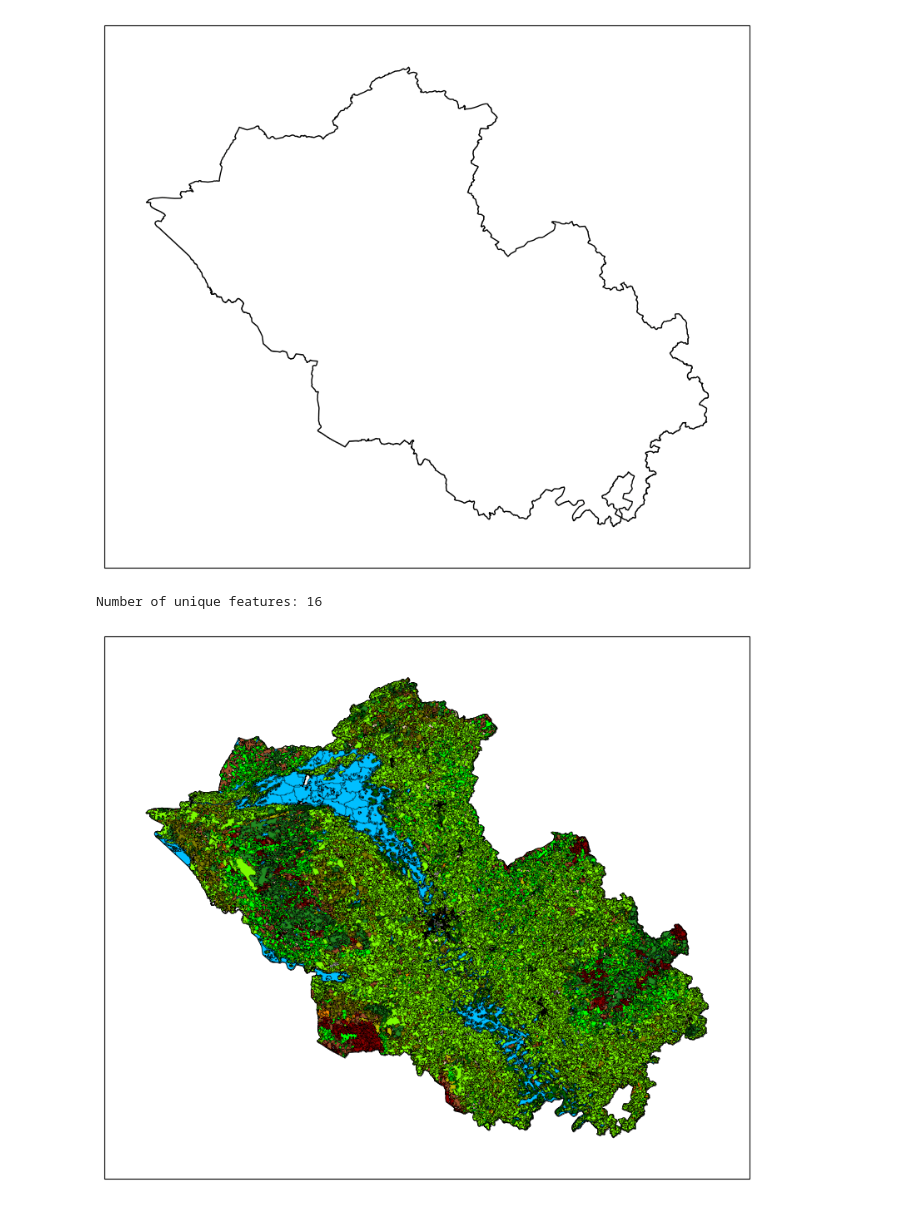
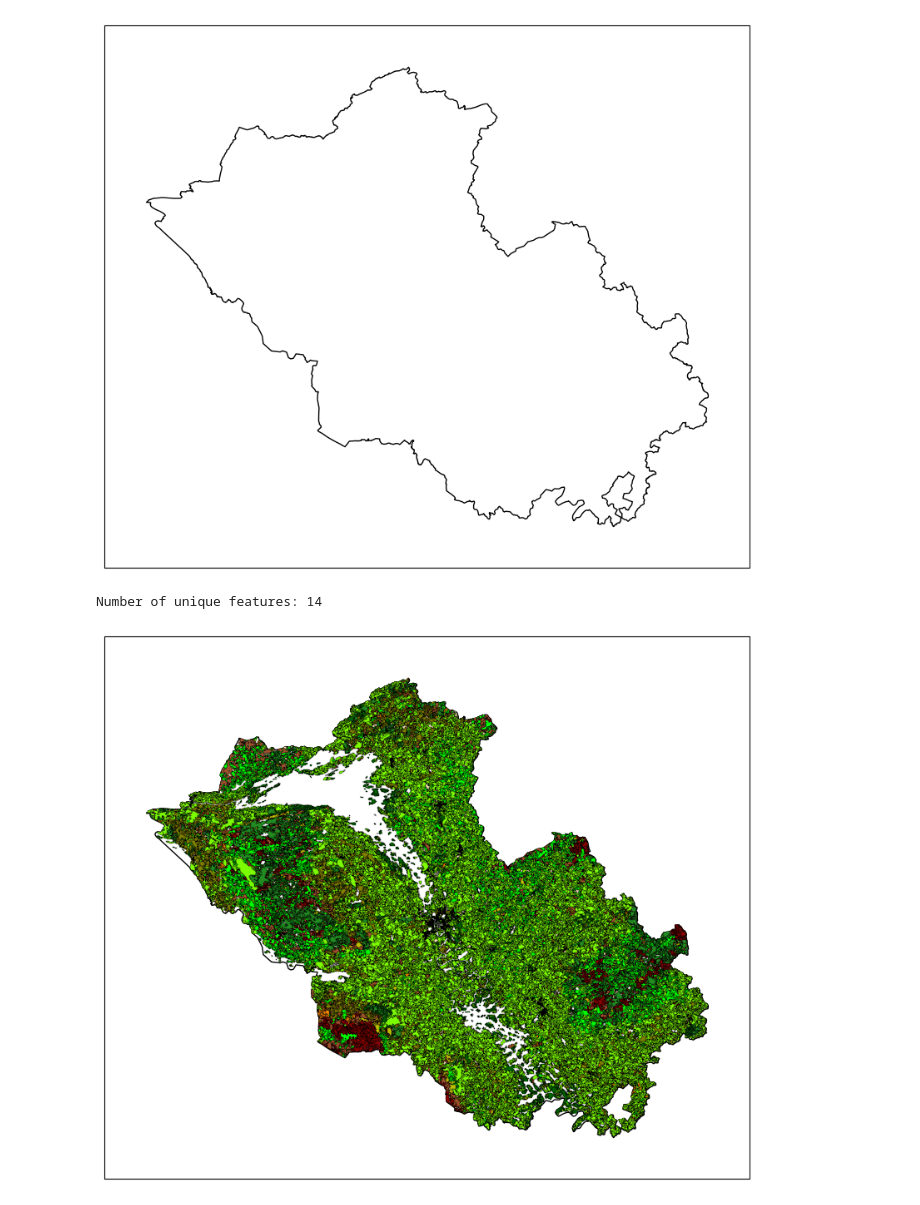
Before and after one commit to fd1807/EGM722_Project, a Jupyter notebook: Project_EGM722.ipynb, the cells around one changed output. Cells and saved outputs as stored; diff of their text form; code cells hidden in the pictures.

```diff
--- a/Project_EGM722.ipynb
+++ b/Project_EGM722.ipynb
@@ -42,4 +42,4 @@ buildings= gpd.read_file(os.path.abspath('Project_datafiles/Building_Fermanagh.s
 pop_demography=gpd.read_file(os.path.abspath('Project_datafiles/pop_demography.csv'))
 outline = gpd.read_file(os.path.abspath('Project_datafiles/Fermanagh_DCA.shp'))
 small_area= gpd.read_file(os.path.abspath('Project_datafiles/SA_poly.shp'))
-land_cover= gpd.read_file(os.path.abspath('Project_datafiles/LCM_Fermanagh.shp'))
+land_cover= gpd.read_file(os.path.abspath('Project_datafiles/LC_Fermanagh.shp'))
@@ -73,17 +98,17 @@ landcover_type = len(land_cover.LAND_COVER.unique())
 print('Number of unique features: {}'.format(landcover_type))
 landcover_type=list(land_cover.LAND_COVER.unique())
 # %% [output]
-Number of unique features: 16
+Number of unique features: 14
 # %%
-landcover_colors = ['deepskyblue','lawngreen','olive', 'sienna','darkred', 'chartreuse', 'forestgreen','lime', 'y','darkgreen','darkorange','lightgrey','wheat','black','grey','navy']
+landcover_colors = ['lawngreen','olive', 'sienna','darkred', 'chartreuse', 'forestgreen','lime', 'y','darkgreen','darkorange','lightgrey','wheat','black','grey']
 for ii, name in enumerate(landcover_type):
     feat = ShapelyFeature(land_cover.loc[land_cover['LAND_COVER'] == name, 'geometry'], # first argument is the geometry
                           myCRS, # second argument is the CRS
                           edgecolor='k', # outline the feature in black
                           facecolor=landcover_colors[ii], # set the face color to the corresponding color from the list
                           linewidth=0.25) # set the outline width to be 1 pt
                            # set the alpha (transparency) to be 0.25 (out of 1)
     ax.add_feature(feat)
 myFig
 # %% [output]
-[figure, old version]
+[figure, new version]
```
Also changed, not shown: parts of 5 cells of this notebook, 1 other file.
